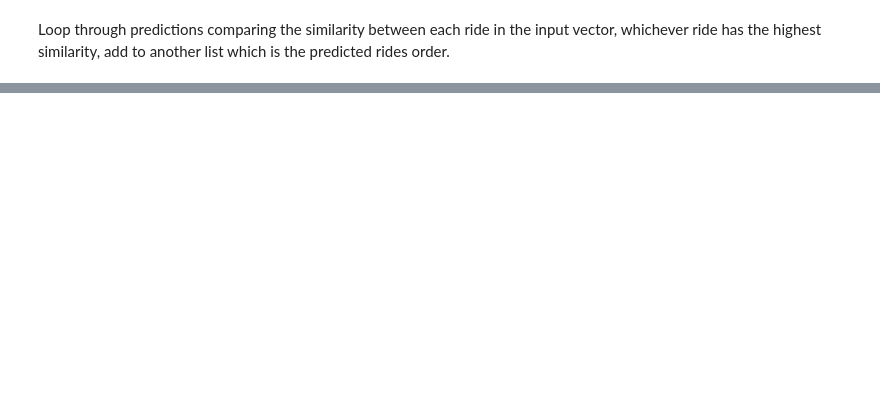
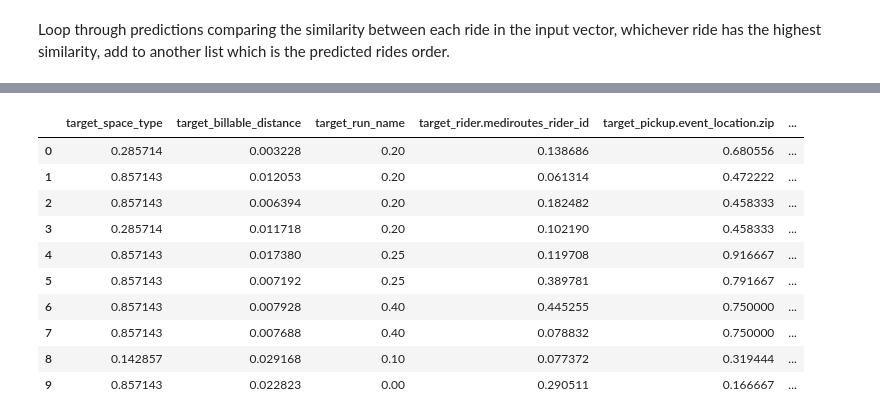
Before and after one commit to GarettGazay/ai_projects, a Jupyter notebook: RBSeq2Seq.ipynb, the cells around one changed output, grey strips where cells are left out. Saved outputs shown, nothing was run; the diff lists cells and outputs as text; code cells hidden in the pictures; blank space fills up the shorter version.

```diff
--- a/RBSeq2Seq.ipynb
+++ b/RBSeq2Seq.ipynb
@@ -172,3 +186,5 @@ array([ 0.85714287,  0.01231362,  0.1       ,  0.16934307,  0.5833333 ,
+# %%
+day_of_rides = 0
 # %% [markdown]
 Put rides into buckets by date
 # %%
@@ -273 +267,33 @@ X_val, y_val = create_validation_set()
+# %%
+input_df = pd.DataFrame(input[day_of_rides], columns=[
+'input_space_type',
+'input_billable_distance',
+'input_run_name',
+'input_rider.mediroutes_rider_id',
+'input_pickup.event_location.zip',
+'input_pickup.event_location.longitude',
+'input_pickup.event_location.latitude',
+'input_dropoff.event_location.zip',
+'input_dropoff.event_location.longitude',
+'input_dropoff.event_location.latitude',
+'input_pickup_hour',
+'input_pickup_minute'
+])
+
+target_df = pd.DataFrame(target[day_of_rides], columns=[
+'target_space_type',
+'target_billable_distance',
+'target_run_name',
+'target_rider.mediroutes_rider_id',
+'target_pickup.event_location.zip',
+'target_pickup.event_location.longitude',
+'target_pickup.event_location.latitude',
+'target_dropoff.event_location.zip',
+'target_dropoff.event_location.longitude',
+'target_dropoff.event_location.latitude',
+'target_pickup_hour',
+'target_pickup_minute'
+])
+
+check = pd.concat([input_df, target_df], axis=1)
 # %%
@@ -561,3 +517,0 @@ array([[0.285714, 0.003228, 0.2     , ..., 0.847379, 0.173913, 0.258621],
-# %%
-target_df = pd.DataFrame(target)
-ordered_input = pd.DataFrame(ordered_input)
@@ -617 +532,15 @@ ordered_predictions = target[0][assignment]
+# %%
+target_df.iloc[:10,:]
+# %% [output]
+|  | target_space_type | target_billable_distance | target_run_name | target_rider.mediroutes_rider_id | target_pickup.event_location.zip | ... |
+| 0 | 0.285714 | 0.003228 | 0.20 | 0.138686 | 0.680556 | ... |
+| 1 | 0.857143 | 0.012053 | 0.20 | 0.061314 | 0.472222 | ... |
+| 2 | 0.857143 | 0.006394 | 0.20 | 0.182482 | 0.458333 | ... |
+| 3 | 0.285714 | 0.011718 | 0.20 | 0.102190 | 0.458333 | ... |
+| 4 | 0.857143 | 0.017380 | 0.25 | 0.119708 | 0.916667 | ... |
+| 5 | 0.857143 | 0.007192 | 0.25 | 0.389781 | 0.791667 | ... |
+| 6 | 0.857143 | 0.007928 | 0.40 | 0.445255 | 0.750000 | ... |
+| 7 | 0.857143 | 0.007688 | 0.40 | 0.078832 | 0.750000 | ... |
+| 8 | 0.142857 | 0.029168 | 0.10 | 0.077372 | 0.319444 | ... |
+| 9 | 0.857143 | 0.022823 | 0.00 | 0.290511 | 0.166667 | ... |
 # %%
```
Also changed, not shown: parts of 55 cells of this notebook.
